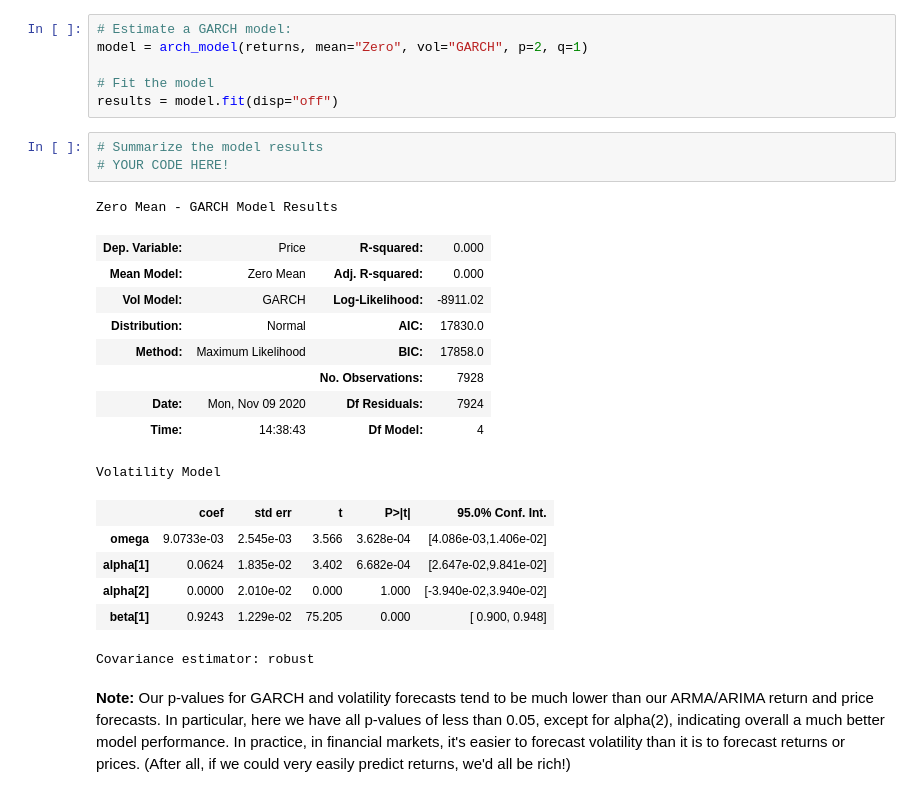
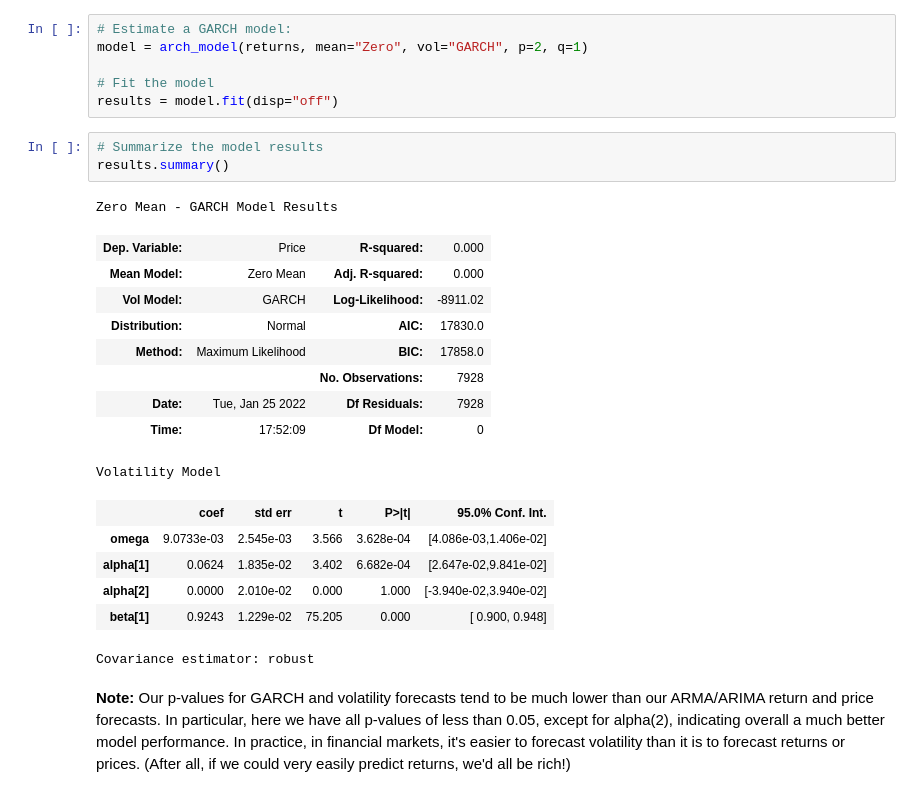
Before and after one commit to vincent-l-j/price-forecasting, a Jupyter notebook: src/time_series_analysis.ipynb, the cells around one changed output. Cells and saved outputs as stored; diff of their text form.

Commit message:
GARCH results summary

```diff
--- a/src/time_series_analysis.ipynb
+++ b/src/time_series_analysis.ipynb
@@ -266,17 +266,17 @@ model = arch_model(returns, mean="Zero", vol="GARCH", p=2, q=1)
 results = model.fit(disp="off")
 # %%
 # Summarize the model results
-# YOUR CODE HERE!
+results.summary()
 # %% [output]
 Zero Mean - GARCH Model Results
 | Dep. Variable: | Price | R-squared: | 0.000 |
 | Mean Model: | Zero Mean | Adj. R-squared: | 0.000 |
 | Vol Model: | GARCH | Log-Likelihood: | -8911.02 |
 | Distribution: | Normal | AIC: | 17830.0 |
 | Method: | Maximum Likelihood | BIC: | 17858.0 |
 |  |  | No. Observations: | 7928 |
-| Date: | Mon, Nov 09 2020 | Df Residuals: | 7924 |
-| Time: | 14:38:43 | Df Model: | 4 |
+| Date: | Tue, Jan 25 2022 | Df Residuals: | 7928 |
+| Time: | 17:52:09 | Df Model: | 0 |
 Volatility Model
 |  | coef | std err | t | P>|t| | 95.0% Conf. Int. |
 | omega | 9.0733e-03 | 2.545e-03 | 3.566 | 3.628e-04 | [4.086e-03,1.406e-02] |
```
